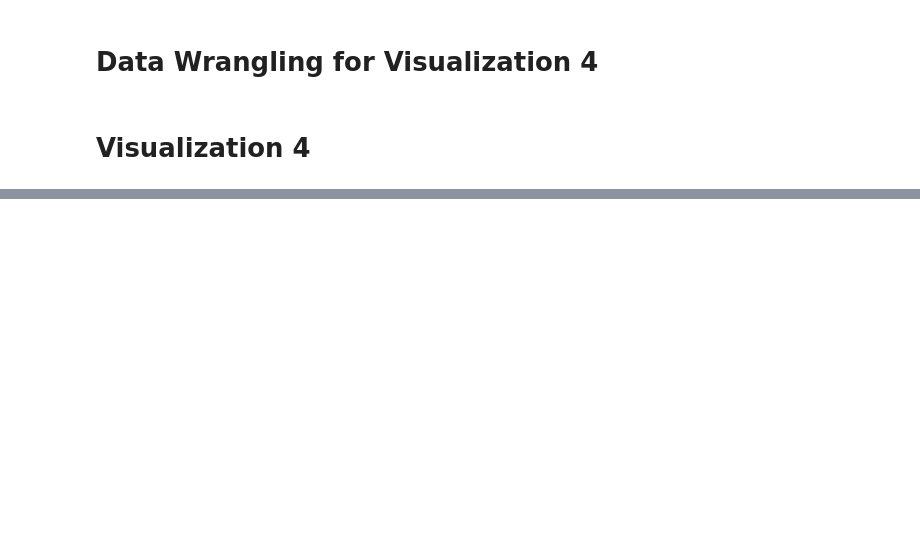
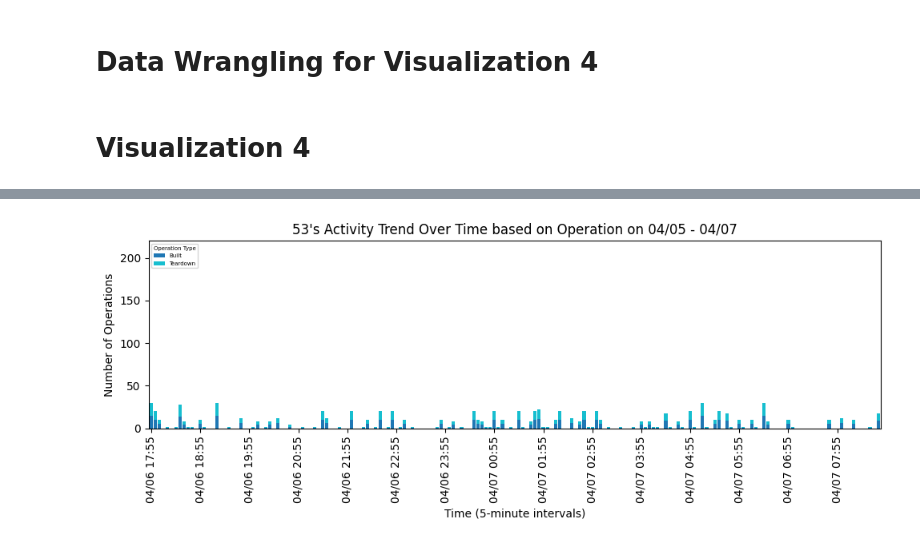
Before and after one commit to ssusnea/sds235-hw4, a Jupyter notebook: Firewall_vis.ipynb, the cells around one changed output, grey strips where cells are left out. Saved outputs shown, nothing was run; the diff lists cells and outputs as text; code cells hidden in the pictures; blank space fills up the shorter version.

```diff
--- a/Firewall_vis.ipynb
+++ b/Firewall_vis.ipynb
@@ -105,0 +204,5 @@ plt.show()
+# %%
+# Inspect individual port's activity
+filter_ip_and_visualize_activity('53')
+# %% [output]
+[figure, added]
```
Also changed, not shown: parts of 11 cells of this notebook.
